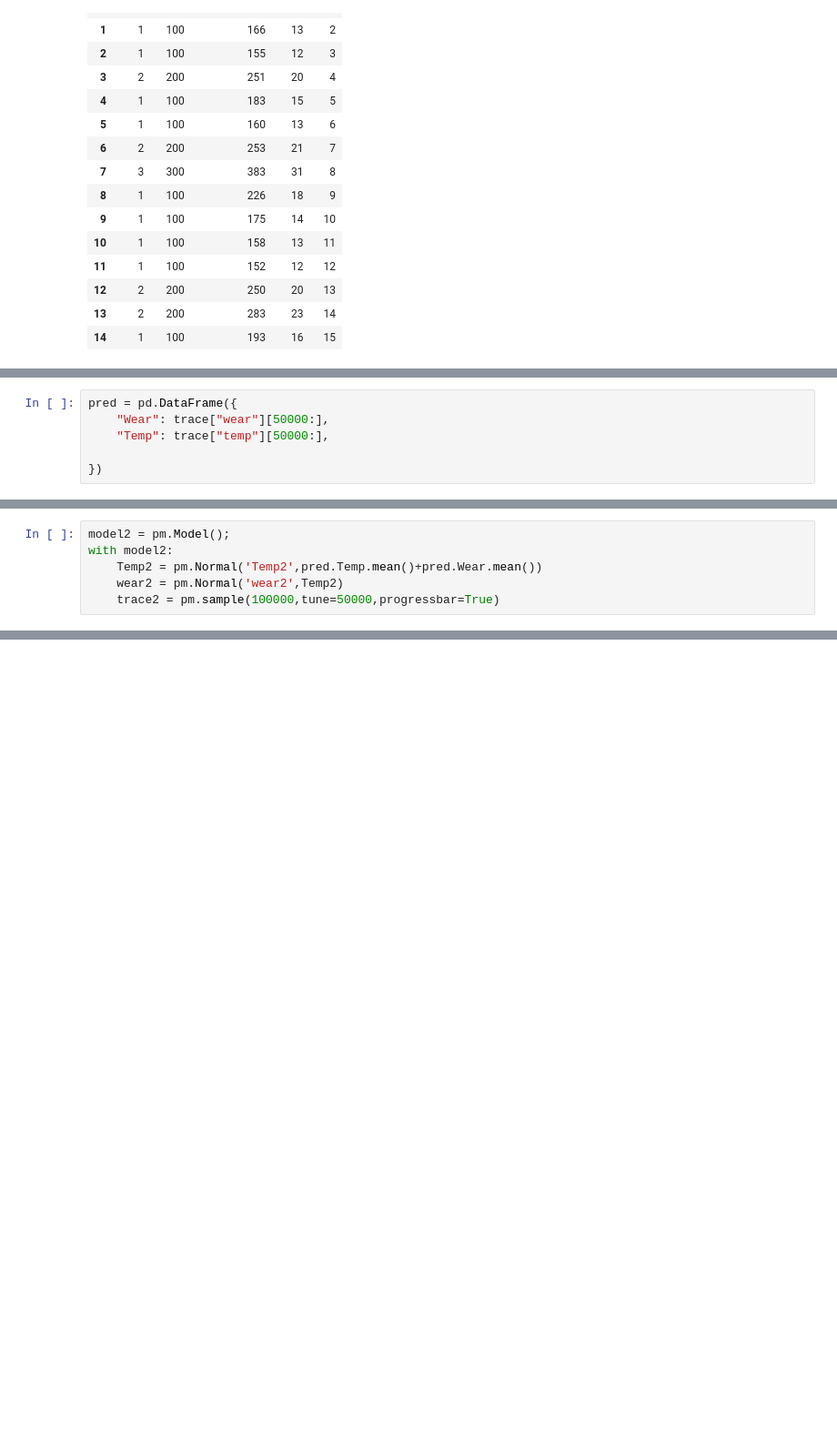
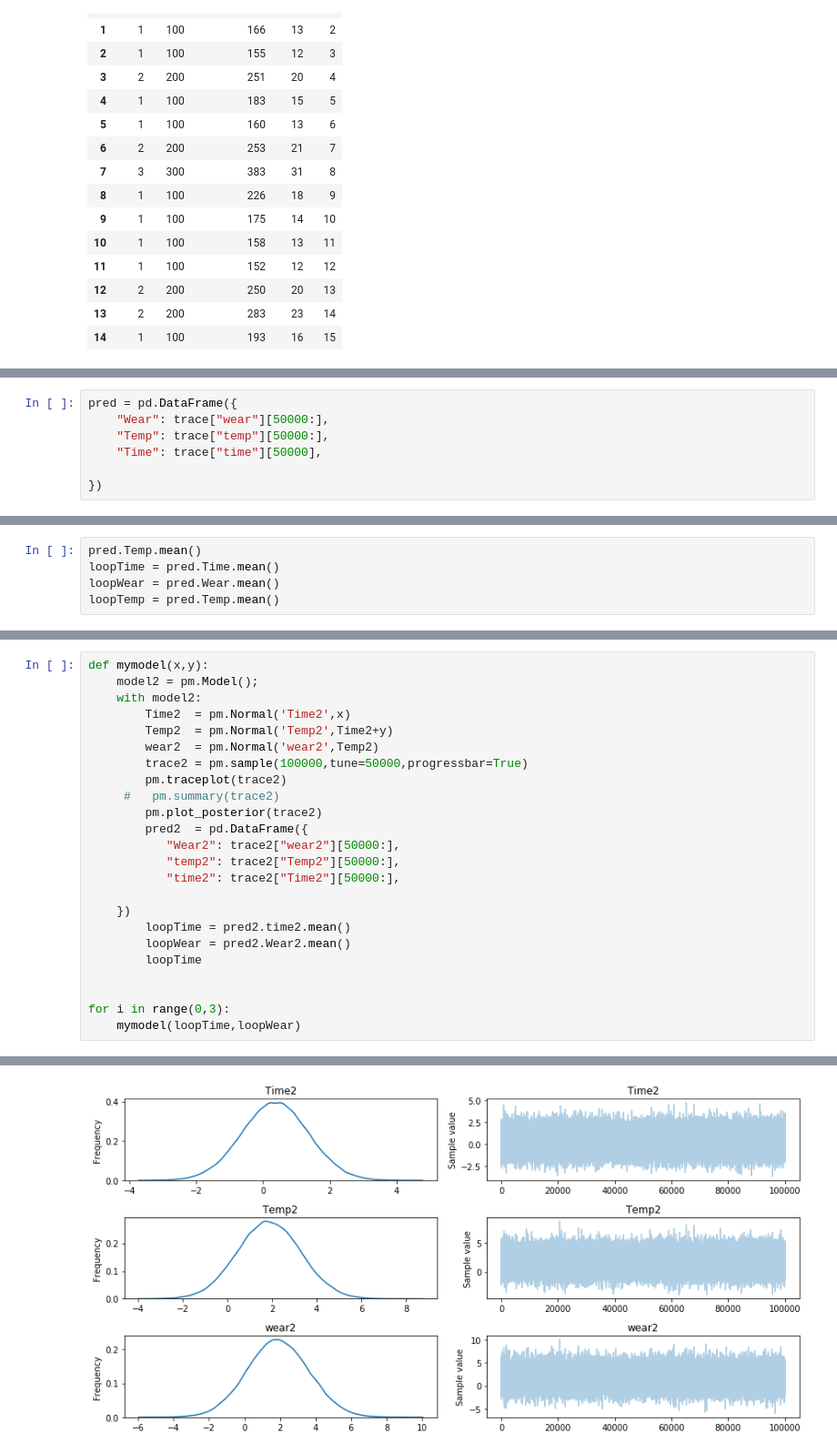
Before and after one commit to sunilsainiK/Testing, a Jupyter notebook: Testing.ipynb, the cells around one changed output, grey strips where cells are left out. Shown: that part at 91% size. Saved outputs shown, nothing was run; the diff lists cells and outputs as text; blank space fills up the shorter version.

```diff
--- a/Testing.ipynb
+++ b/Testing.ipynb
@@ -91,6 +124,7 @@ array([[<matplotlib.axes._subplots.AxesSubplot object at 0x...>,
 pred = pd.DataFrame({
     "Wear": trace["wear"][50000:],
     "Temp": trace["temp"][50000:],
+    "Time": trace["time"][50000],
 
 })
 # %%
@@ -104,6 +133,0 @@ pred.Temp.mean()
-# %%
-model2 = pm.Model();
-with model2:
-    Temp2 = pm.Normal('Temp2',pred.Temp.mean()+pred.Wear.mean())
-    wear2 = pm.Normal('wear2',Temp2)
-    trace2 = pm.sample(100000,tune=50000,progressbar=True)
@@ -161,0 +134,5 @@ Temp2:
+# %%
+pred.Temp.mean()
+loopTime = pred.Time.mean()
+loopWear = pred.Wear.mean()
+loopTemp = pred.Temp.mean()
@@ -161,0 +151,25 @@ Temp2:
+# %%
+def mymodel(x,y):
+    model2 = pm.Model();
+    with model2:
+        Time2  = pm.Normal('Time2',x)
+        Temp2  = pm.Normal('Temp2',Time2+y)
+        wear2  = pm.Normal('wear2',Temp2)
+        trace2 = pm.sample(100000,tune=50000,progressbar=True)
+        pm.traceplot(trace2)
+     #   pm.summary(trace2)
+        pm.plot_posterior(trace2)
+        pred2  = pd.DataFrame({
+           "Wear2": trace2["wear2"][50000:],
+           "temp2": trace2["Temp2"][50000:],
+           "time2": trace2["Time2"][50000:],
+
+    })
+        loopTime = pred2.time2.mean()
+        loopWear = pred2.Wear2.mean()
+        loopTime
+
+
+for i in range(0,3):
+    mymodel(loopTime,loopWear)
+# %% [output]
@@ -161,0 +182 @@ Temp2:
+[figure, added]
```
Also changed, not shown: parts of 16 cells of this notebook.
